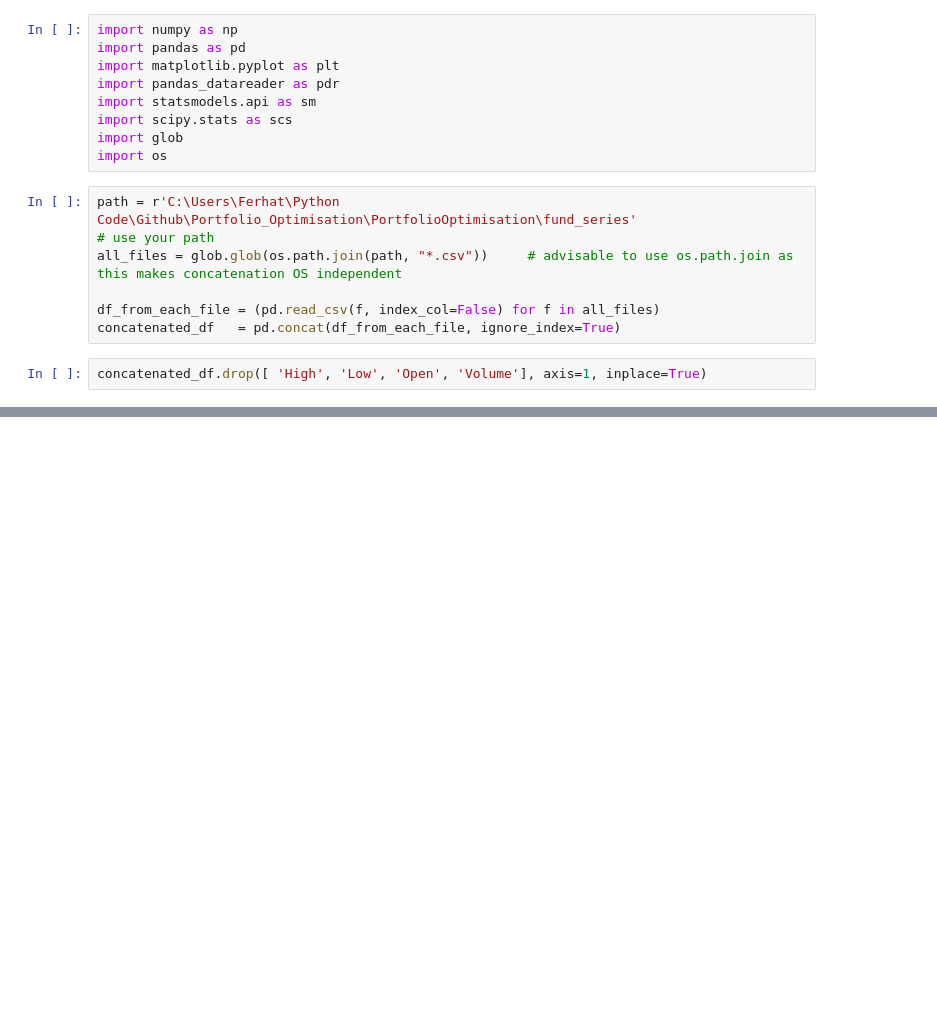
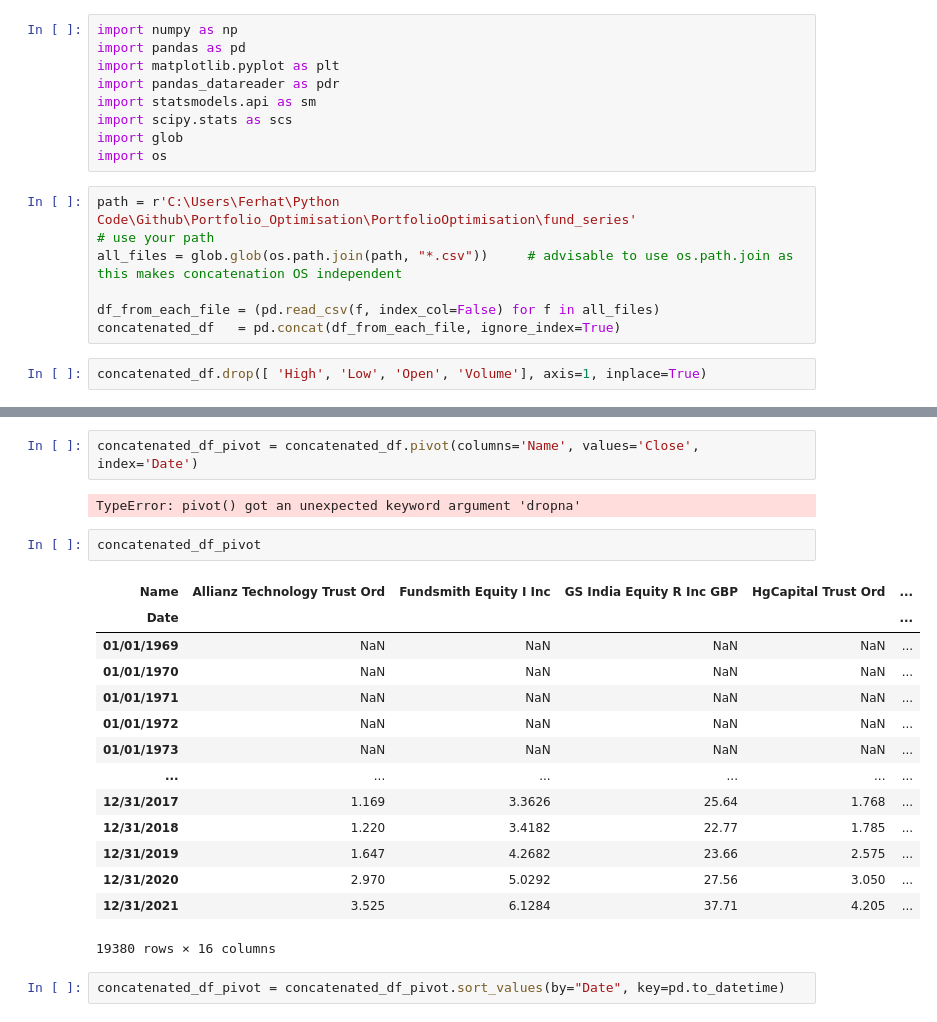
Before and after one commit to ferhat00/PortfolioOptimisation, a Jupyter notebook: Portfolio_optimisation_SIPP.ipynb, the cells around one changed output, grey strips where cells are left out. Cells and saved outputs as stored; diff of their text form; blank space fills up the shorter version.

```diff
--- a/Portfolio_optimisation_SIPP.ipynb
+++ b/Portfolio_optimisation_SIPP.ipynb
@@ -33,0 +52,23 @@ concatenated_df
+# %%
+concatenated_df_pivot = concatenated_df.pivot(columns='Name', values='Close', index='Date')
+# %% [output]
+TypeError: pivot() got an unexpected keyword argument 'dropna'
+# %%
+concatenated_df_pivot
+# %% [output]
+| Name | Allianz Technology Trust Ord | Fundsmith Equity I Inc | GS India Equity R Inc GBP | HgCapital Trust Ord | ... |
+| Date |  |  |  |  | ... |
+| 01/01/1969 | NaN | NaN | NaN | NaN | ... |
+| 01/01/1970 | NaN | NaN | NaN | NaN | ... |
+| 01/01/1971 | NaN | NaN | NaN | NaN | ... |
+| 01/01/1972 | NaN | NaN | NaN | NaN | ... |
+| 01/01/1973 | NaN | NaN | NaN | NaN | ... |
+| ... | ... | ... | ... | ... | ... |
+| 12/31/2017 | 1.169 | 3.3626 | 25.64 | 1.768 | ... |
+| 12/31/2018 | 1.220 | 3.4182 | 22.77 | 1.785 | ... |
+| 12/31/2019 | 1.647 | 4.2682 | 23.66 | 2.575 | ... |
+| 12/31/2020 | 2.970 | 5.0292 | 27.56 | 3.050 | ... |
+| 12/31/2021 | 3.525 | 6.1284 | 37.71 | 4.205 | ... |
+19380 rows × 16 columns
+# %%
+concatenated_df_pivot = concatenated_df_pivot.sort_values(by="Date", key=pd.to_datetime)
```
Also changed, not shown: parts of 6 cells of this notebook.
